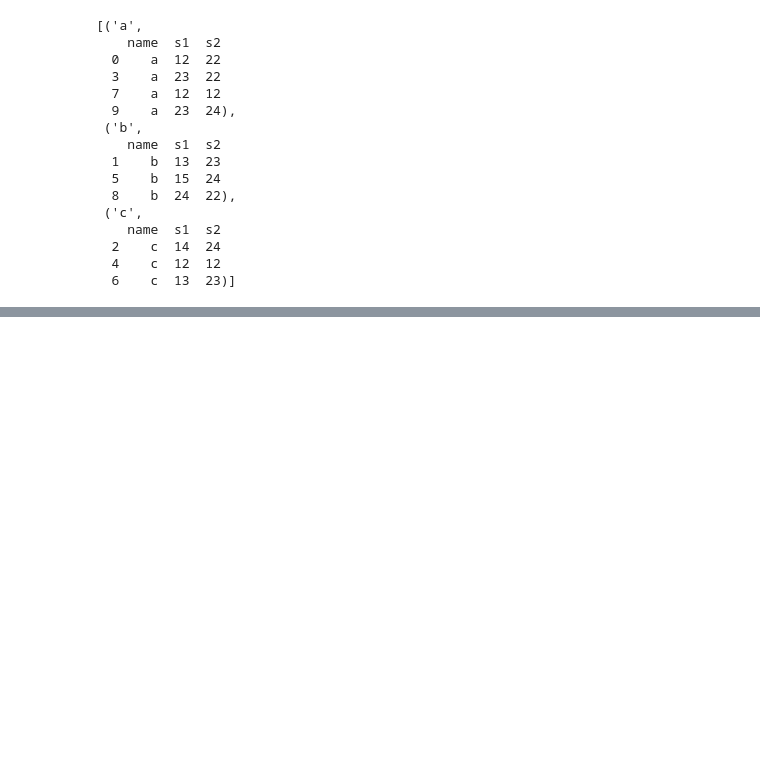
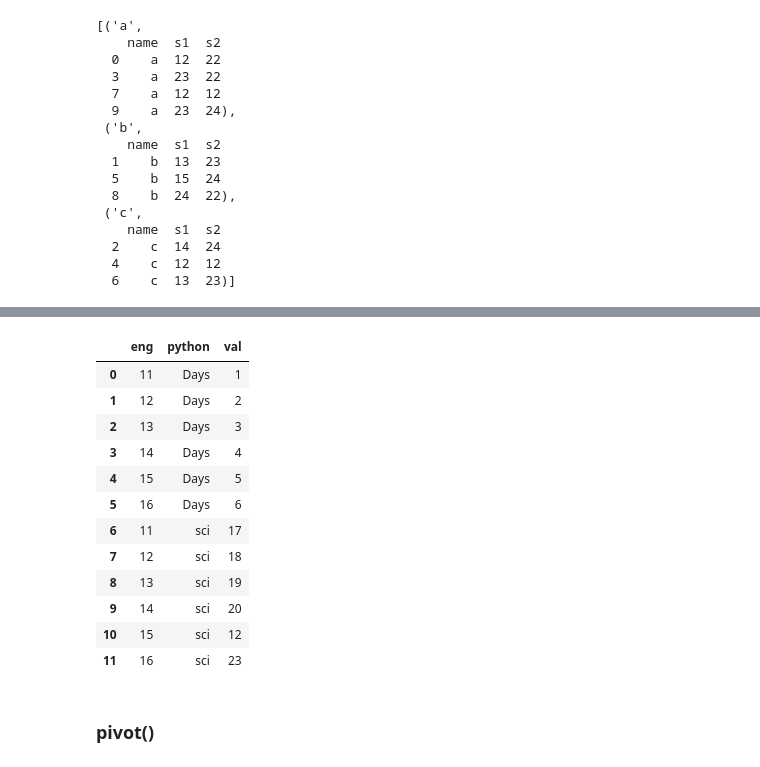
Before and after one commit to Anisha-Rijal-09/machine-learning-journey, a Jupyter notebook: pandas/pan1.ipynb, the cells around one changed output, grey strips where cells are left out. Cells and saved outputs as stored; diff of their text form; code cells hidden in the pictures; blank space fills up the shorter version.

```diff
--- a/pandas/pan1.ipynb
+++ b/pandas/pan1.ipynb
@@ -242,0 +378,18 @@ li
+# %%
+pd.melt(var,id_vars=['eng'],var_name ='python',value_name = 'val')
+# %% [output]
+|  | eng | python | val |
+| 0 | 11 | Days | 1 |
+| 1 | 12 | Days | 2 |
+| 2 | 13 | Days | 3 |
+| 3 | 14 | Days | 4 |
+| 4 | 15 | Days | 5 |
+| 5 | 16 | Days | 6 |
+| 6 | 11 | sci | 17 |
+| 7 | 12 | sci | 18 |
+| 8 | 13 | sci | 19 |
+| 9 | 14 | sci | 20 |
+| 10 | 15 | sci | 12 |
+| 11 | 16 | sci | 23 |
+# %% [markdown]
+### pivot()
```
Also changed, not shown: parts of 22 cells of this notebook.
